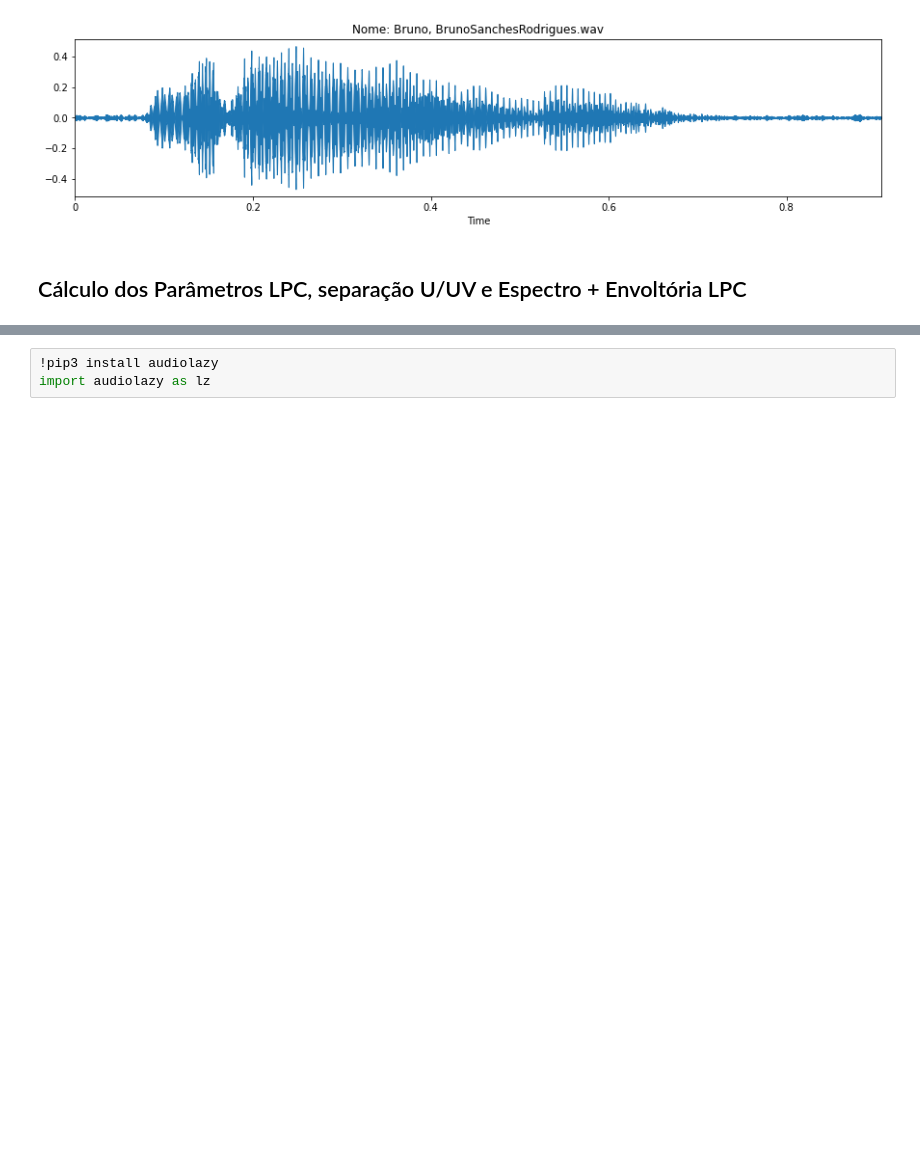
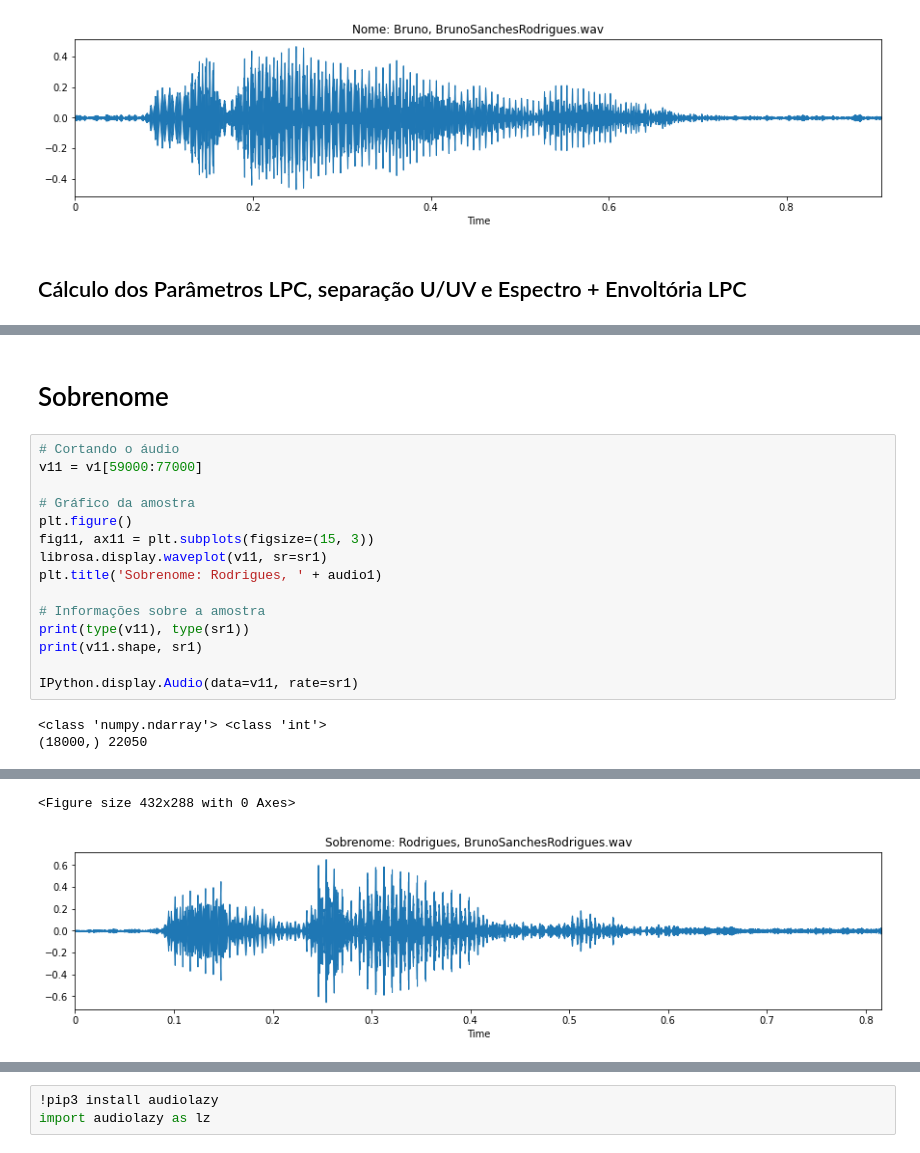
Before and after one commit to brusangues/CSM-DEVS, a Jupyter notebook: lab7/Bruno/Lab7_Bruno.ipynb, the cells around one changed output, grey strips where cells are left out. Drawn from its saved outputs; the diff is of its cells as text; blank space fills up the shorter version.

```diff
--- a/lab7/Bruno/Lab7_Bruno.ipynb
+++ b/lab7/Bruno/Lab7_Bruno.ipynb
@@ -86,0 +190,20 @@ IPython.display.Audio(data=v11, rate=sr1)
+# %% [markdown]
+# Sobrenome
+# %%
+# Cortando o áudio
+v11 = v1[59000:77000]
+
+# Gráfico da amostra
+plt.figure()
+fig11, ax11 = plt.subplots(figsize=(15, 3))
+librosa.display.waveplot(v11, sr=sr1)
+plt.title('Sobrenome: Rodrigues, ' + audio1)
+
+# Informações sobre a amostra
+print(type(v11), type(sr1))
+print(v11.shape, sr1)
+
+IPython.display.Audio(data=v11, rate=sr1)
+# %% [output]
+<class 'numpy.ndarray'> <class 'int'>
+(18000,) 22050
@@ -86,0 +211,2 @@ IPython.display.Audio(data=v11, rate=sr1)
+<Figure size 432x288 with 0 Axes>
+[figure, added]
```
Also changed, not shown: parts of 11 cells of this notebook, 8 other files.
